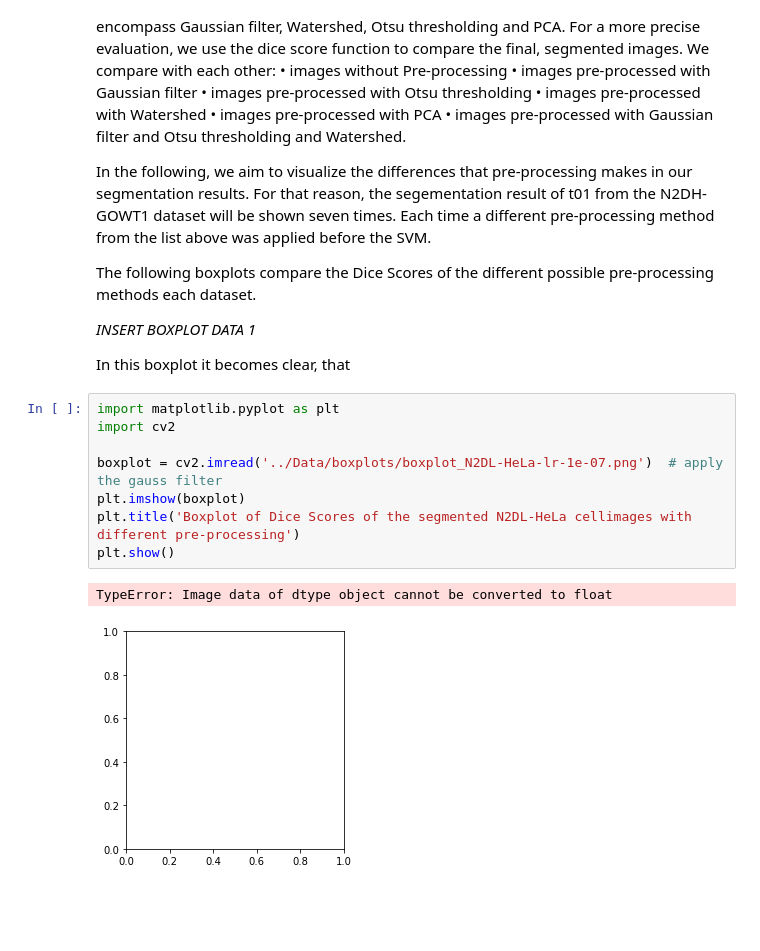
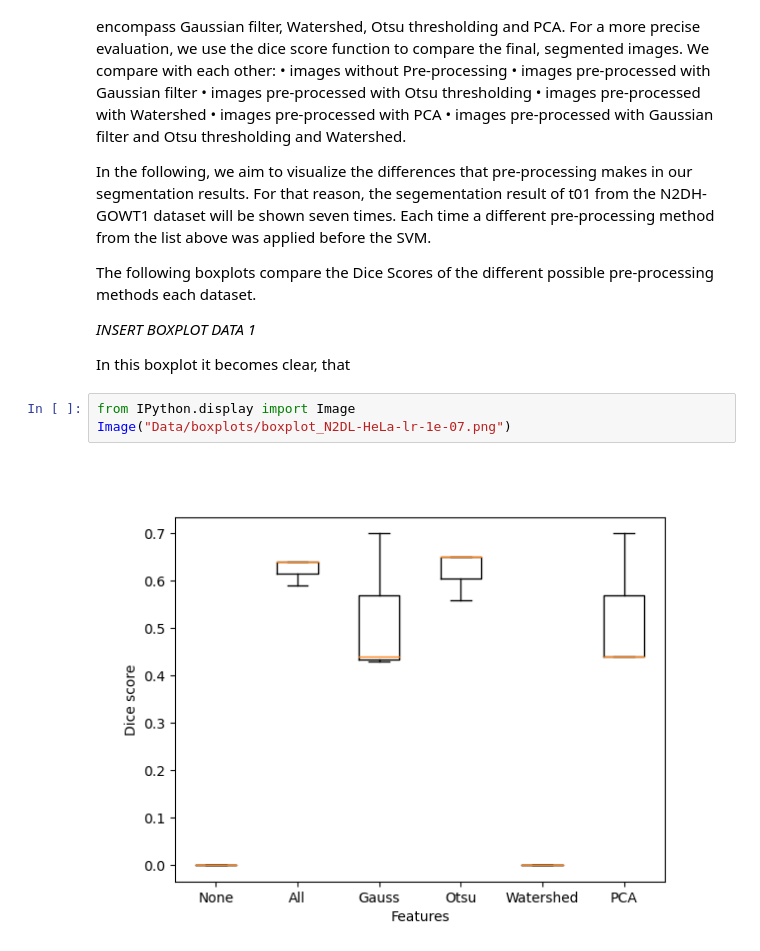
Before and after one commit to datascience-mobi/2021-topic-04-team-05, a Jupyter notebook: Report.ipynb, the cells around one changed output. Drawn from its saved outputs; the diff is of its cells as text; blank space fills up the shorter version.

Commit message:
boxplot set 2

```diff
--- a/Report.ipynb
+++ b/Report.ipynb
@@ -501,15 +509,9 @@ The following boxplots compare the Dice Scores of the different possible pre-pro
 *INSERT BOXPLOT DATA 1*
 
 In this boxplot it becomes clear, that
-# %%
-import matplotlib.pyplot as plt
-import cv2
-
-boxplot = cv2.imread('../Data/boxplots/boxplot_N2DL-HeLa-lr-1e-07.png')  # apply the gauss filter
-plt.imshow(boxplot)
-plt.title('Boxplot of Dice Scores of the segmented N2DL-HeLa cellimages with different pre-processing')
-plt.show()
-# %% [output]
-TypeError: Image data of dtype object cannot be converted to float
-[figure, removed]
+# %%
+from IPython.display import Image
+Image("Data/boxplots/boxplot_N2DL-HeLa-lr-1e-07.png")
+# %% [output]
+[figure, added]
 # %% [markdown]
```
Also changed, not shown: parts of 5 cells of this notebook.
